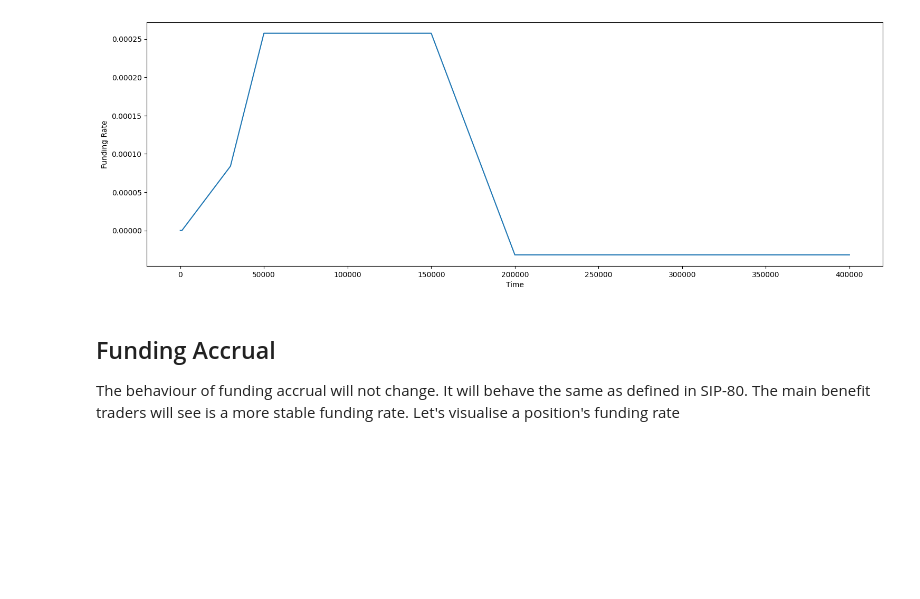
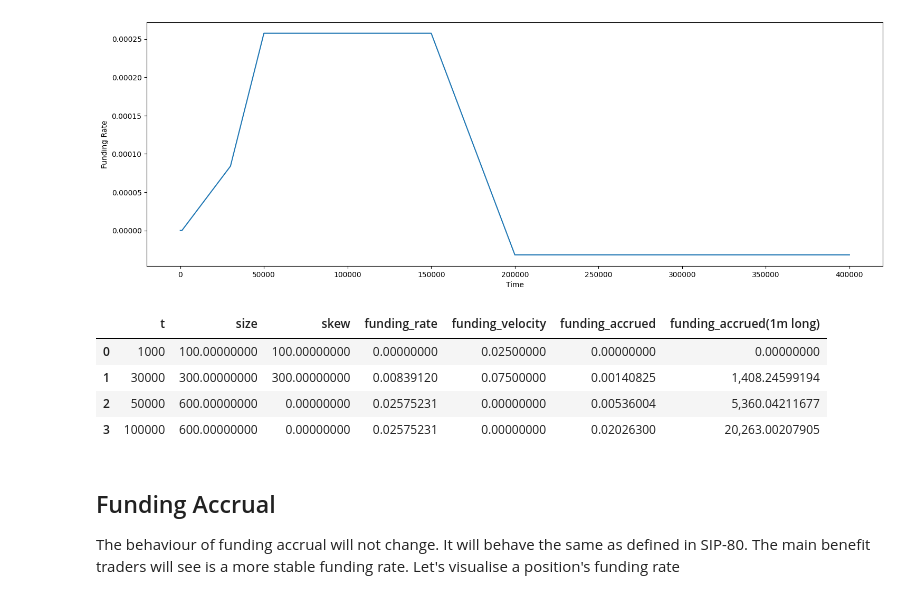
Before and after one commit to davidvuong/perpsv2-funding, a Jupyter notebook: main.ipynb, the cells around one changed output. Saved outputs shown, nothing was run; the diff lists cells and outputs as text; code cells hidden in the pictures; blank space fills up the shorter version.

Commit message:
feat: Add smaller timescale/size sim 01b

```diff
--- a/main.ipynb
+++ b/main.ipynb
@@ -313,6 +313,36 @@ plt.ylabel("Funding Rate")
 plt.show()
 # %% [output]
 [figure]
+# %%
+# 01b - A smaller scale simulation of funding rates.
+
+
+def simulation_01b(price=100):
+    intervals = [
+        {'t': 1000, 'size_usd': 10_000},
+        {'t': 30_000, 'size_usd': 20_000},
+        {'t': 50_000, 'size_usd': -30_000},
+        {'t': 100_000, 'size_usd': None},
+    ]
+
+    # Initial market conditions. We start with a perfectly balanced skew with 2M in both directions.
+    market = Market(
+        price=price,
+        skew_scale_usd=100_000,
+        max_funding_pct=0.25, # 25%
+    )
+
+    events = []
+    return sim_01(market, intervals, events)
+
+sim_01b_res = simulation_01b()
+ppint_sim_01_events(sim_01b_res)
+# %% [output]
+|  | t | size | skew | funding_rate | funding_velocity | funding_accrued | funding_accrued(1m long) |
+| 0 | 1000 | 100.00000000 | 100.00000000 | 0.00000000 | 0.02500000 | 0.00000000 | 0.00000000 |
+| 1 | 30000 | 300.00000000 | 300.00000000 | 0.00839120 | 0.07500000 | 0.00140825 | 1,408.24599194 |
+| 2 | 50000 | 600.00000000 | 0.00000000 | 0.02575231 | 0.00000000 | 0.00536004 | 5,360.04211677 |
+| 3 | 100000 | 600.00000000 | 0.00000000 | 0.02575231 | 0.00000000 | 0.02026300 | 20,263.00207905 |
 # %% [markdown]
 ## Funding Accrual
 
```
Also changed, not shown: parts of 1 cell of this notebook.
